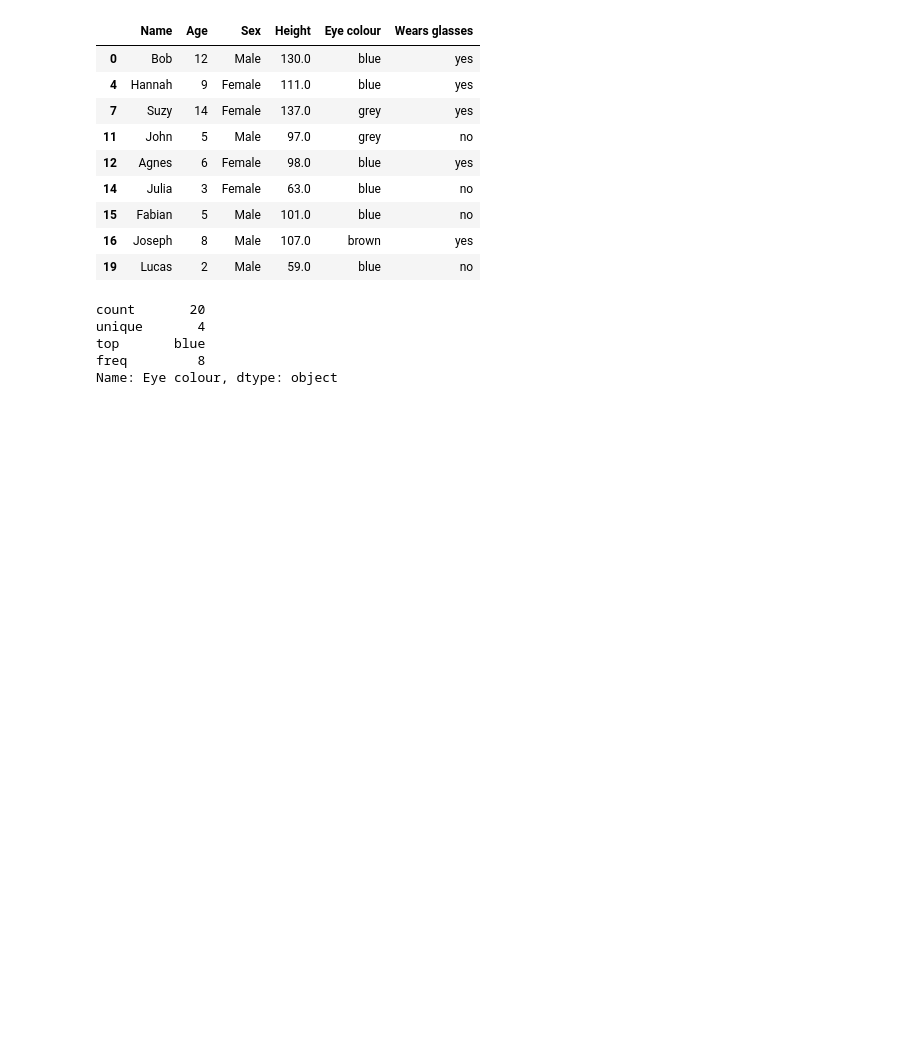
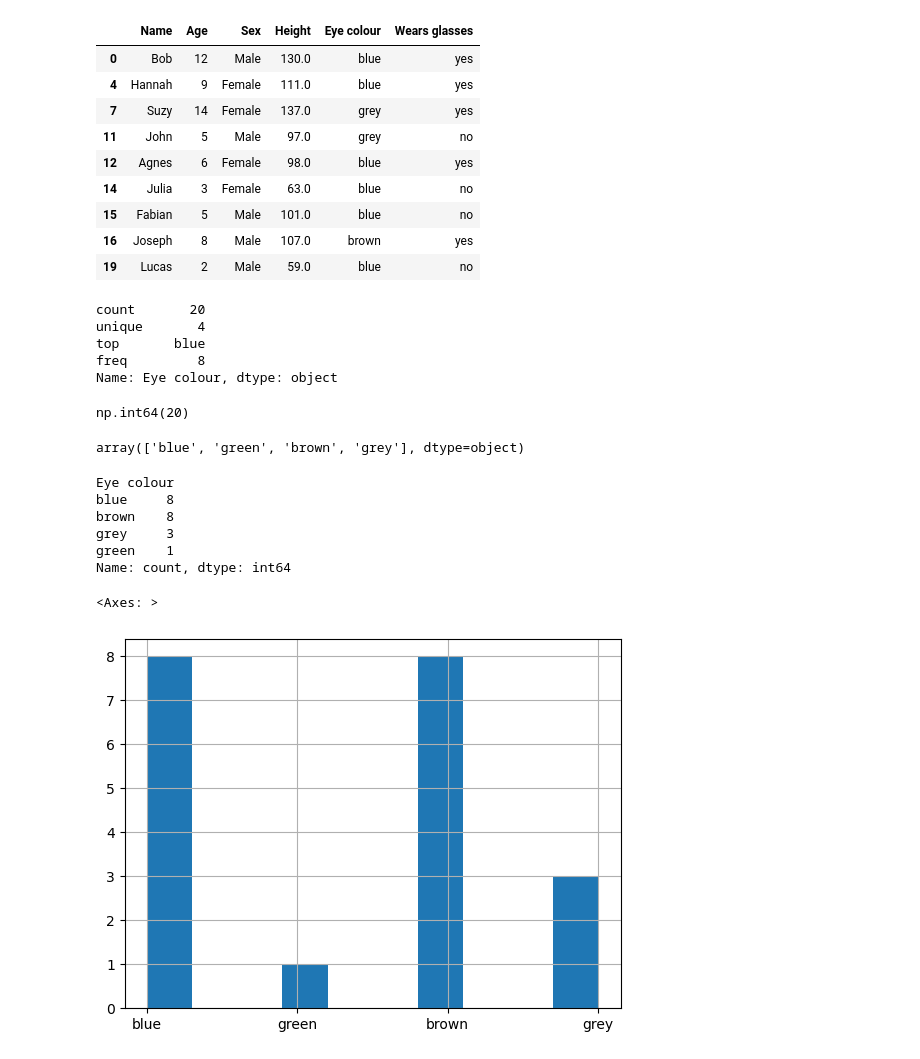
Before and after one commit to lkeegan/jupyter-data-exploration-live, a Jupyter notebook: part2.ipynb, the cells around one changed output. Saved outputs shown, nothing was run; the diff lists cells and outputs as text; code cells hidden in the pictures; blank space fills up the shorter version.

```diff
--- a/part2.ipynb
+++ b/part2.ipynb
@@ -270,3 +270,25 @@ unique       4
 top       blue
 freq         8
 Name: Eye colour, dtype: object
+# %%
+df["Eye colour"].count()
+# %% [output]
+np.int64(20)
+# %%
+df["Eye colour"].unique()
+# %% [output]
+array(['blue', 'green', 'brown', 'grey'], dtype=object)
+# %%
+df["Eye colour"].value_counts()
+# %% [output]
+Eye colour
+blue     8
+brown    8
+grey     3
+green    1
+Name: count, dtype: int64
+# %%
+df["Eye colour"].hist()
+# %% [output]
+<Axes: >
+[figure, added]
```
Also changed, not shown: parts of 2 cells of this notebook.
